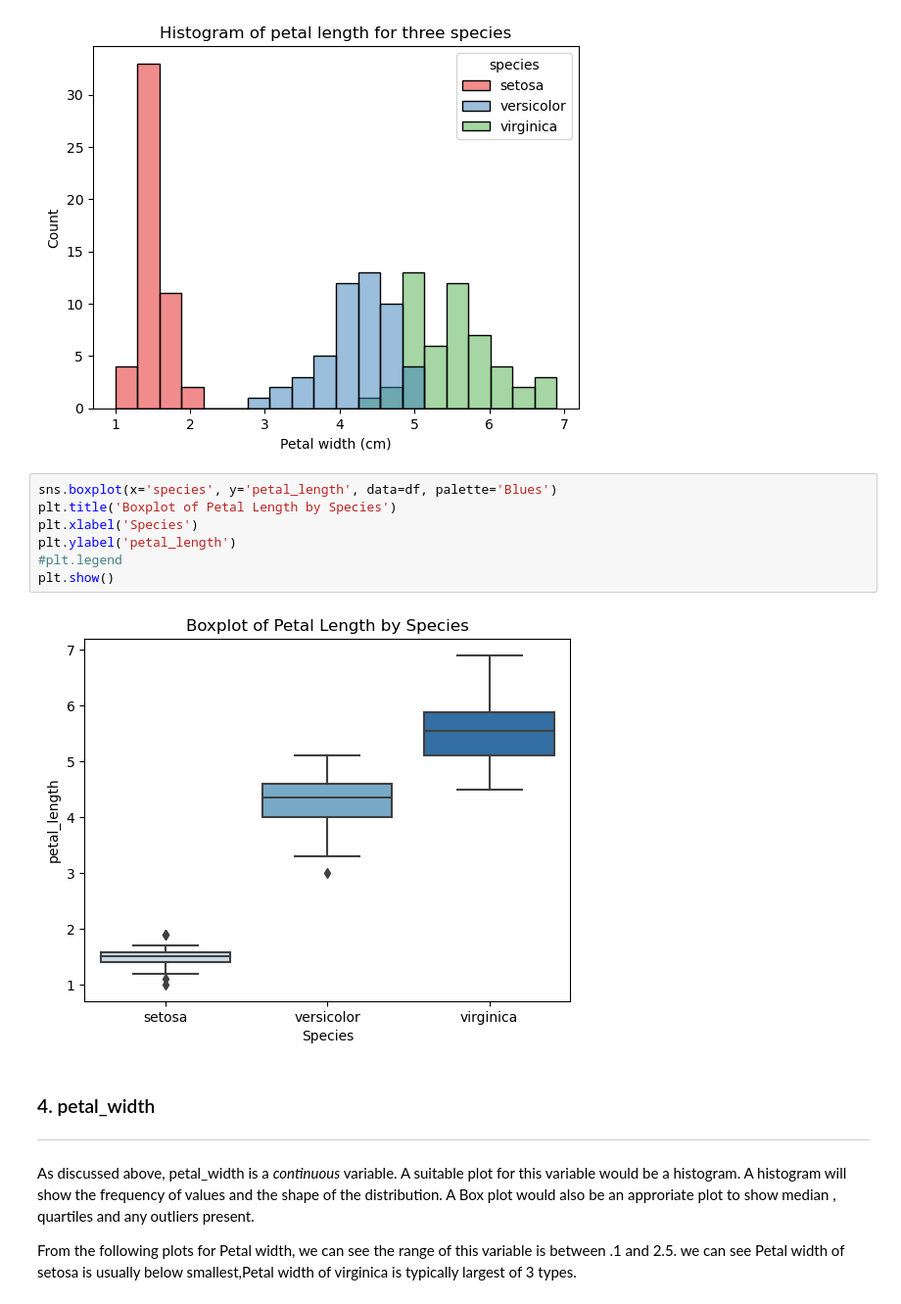
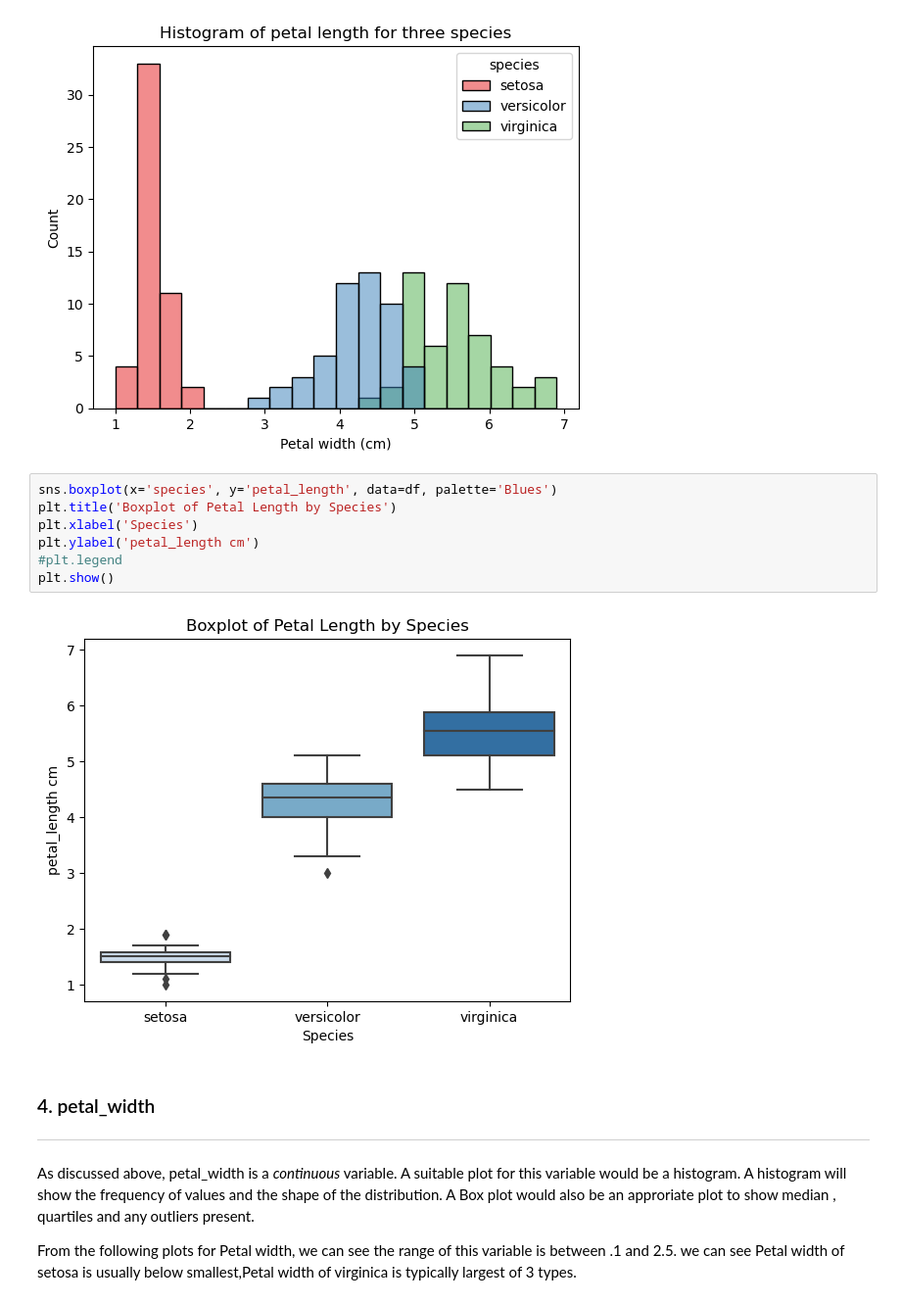
Before and after one commit to dectan/FUNDAMENTALS-OF-DATA-ANALYSIS, a Jupyter notebook: project.ipynb, the cells around one changed output. Shown at 98% size. Saved outputs shown, nothing was run; the diff lists cells and outputs as text.

```diff
--- a/project.ipynb
+++ b/project.ipynb
@@ -260,12 +260,12 @@ plt.show()
 # %%
 sns.boxplot(x='species', y='petal_length', data=df, palette='Blues')
 plt.title('Boxplot of Petal Length by Species')
 plt.xlabel('Species')
-plt.ylabel('petal_length')
+plt.ylabel('petal_length cm')
 #plt.legend
 plt.show()
 # %% [output]
-[figure, old version]
+[figure, new version]
 # %% [markdown]
 ### 4. petal_width
 
```
Also changed, not shown: parts of 5 cells of this notebook, 2 other files.
